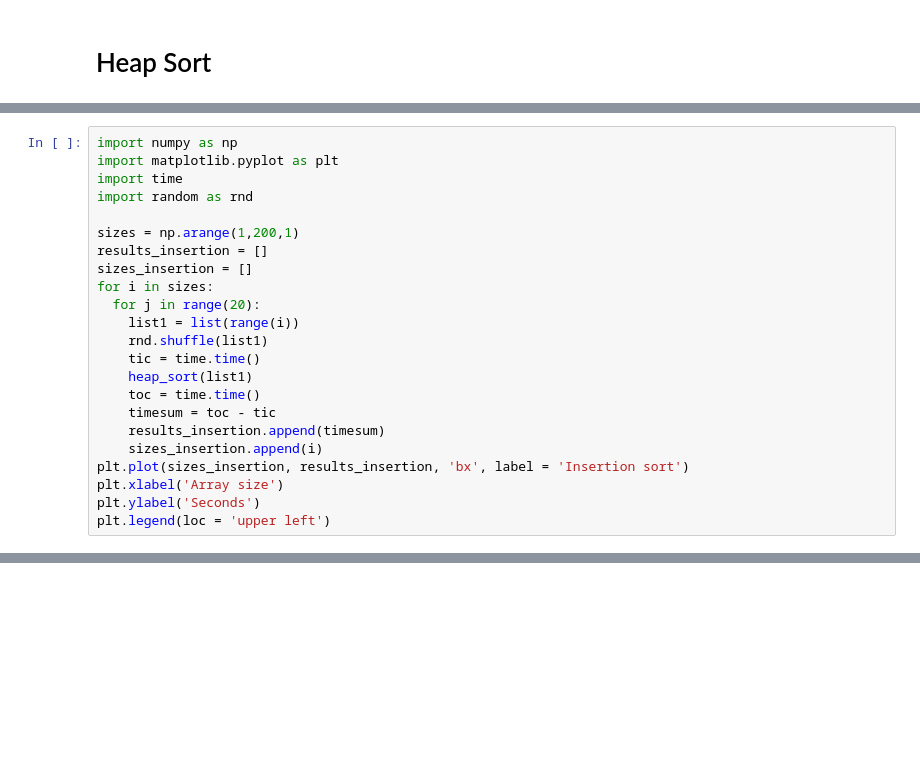
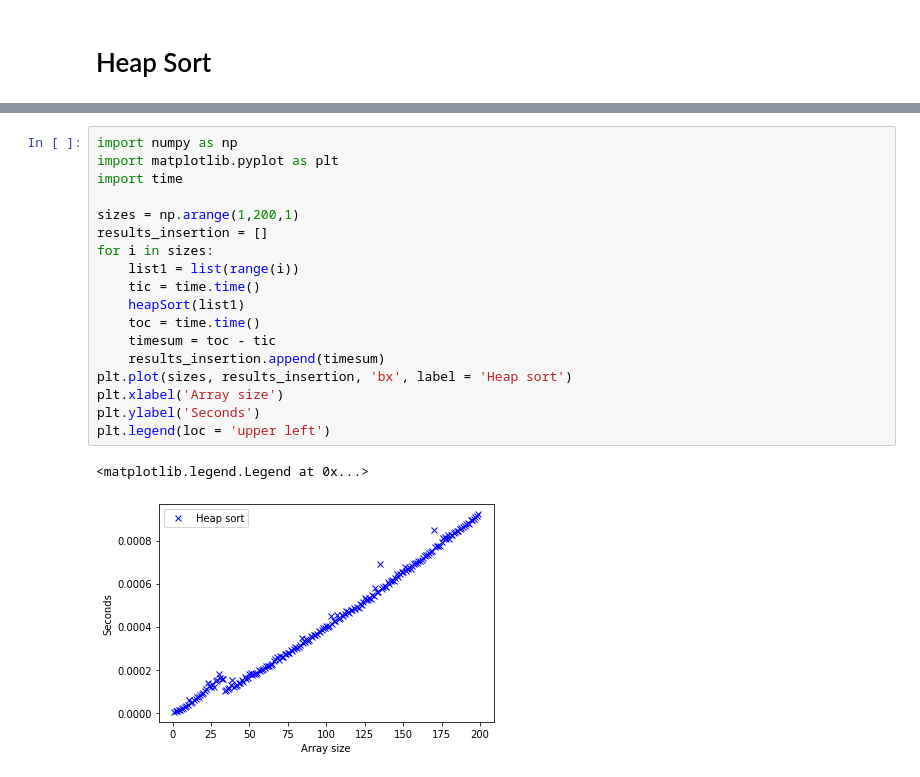
Before and after one commit to nlamprea/AlgorithmsUN2021II, a Jupyter notebook: Lab11/HeapSortDistribution.ipynb, the cells around one changed output, grey strips where cells are left out. Saved outputs shown, nothing was run; the diff lists cells and outputs as text; blank space fills up the shorter version.

```diff
--- a/Lab11/HeapSortDistribution.ipynb
+++ b/Lab11/HeapSortDistribution.ipynb
@@ -89,23 +9,0 @@ plt.legend(loc = 'upper left')
-# %%
-import numpy as np
-import matplotlib.pyplot as plt
-import time
-import random as rnd
-
-sizes = np.arange(1,200,1)
-results_insertion = []
-sizes_insertion = []
-for i in sizes:
-  for j in range(20):
-    list1 = list(range(i))
-    rnd.shuffle(list1)
-    tic = time.time()
-    heap_sort(list1)
-    toc = time.time()
-    timesum = toc - tic
-    results_insertion.append(timesum)
-    sizes_insertion.append(i)
-plt.plot(sizes_insertion, results_insertion, 'bx', label = 'Insertion sort')
-plt.xlabel('Array size')
-plt.ylabel('Seconds')
-plt.legend(loc = 'upper left')
@@ -202,0 +92,21 @@ plt.legend(loc = 'upper left')
+# %%
+import numpy as np
+import matplotlib.pyplot as plt
+import time
+
+sizes = np.arange(1,200,1)
+results_insertion = []
+for i in sizes:
+    list1 = list(range(i))
+    tic = time.time()
+    heapSort(list1)
+    toc = time.time()
+    timesum = toc - tic
+    results_insertion.append(timesum)
+plt.plot(sizes, results_insertion, 'bx', label = 'Heap sort')
+plt.xlabel('Array size')
+plt.ylabel('Seconds')
+plt.legend(loc = 'upper left')
+# %% [output]
+<matplotlib.legend.Legend at 0x...>
+[figure, added]
```
Also changed, not shown: parts of 66 cells of this notebook, 4 other files.
